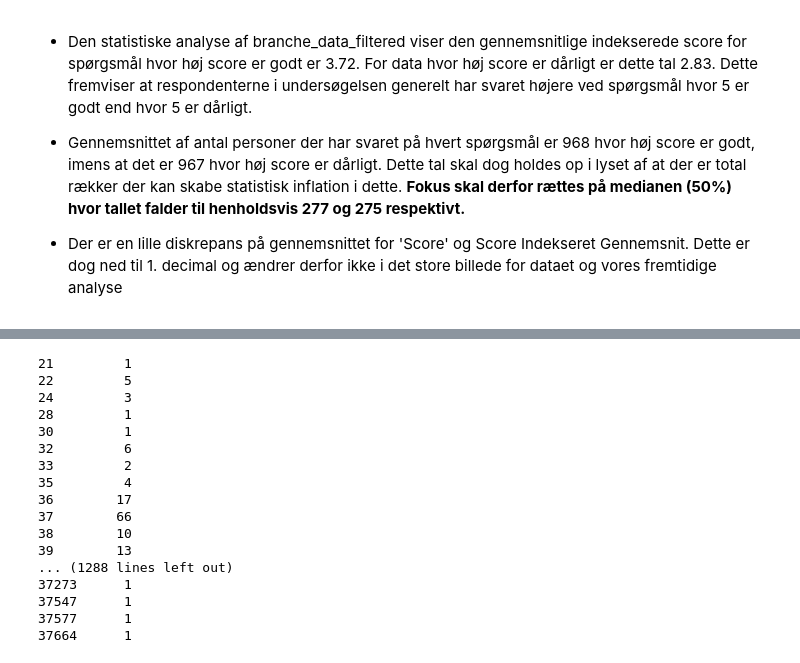
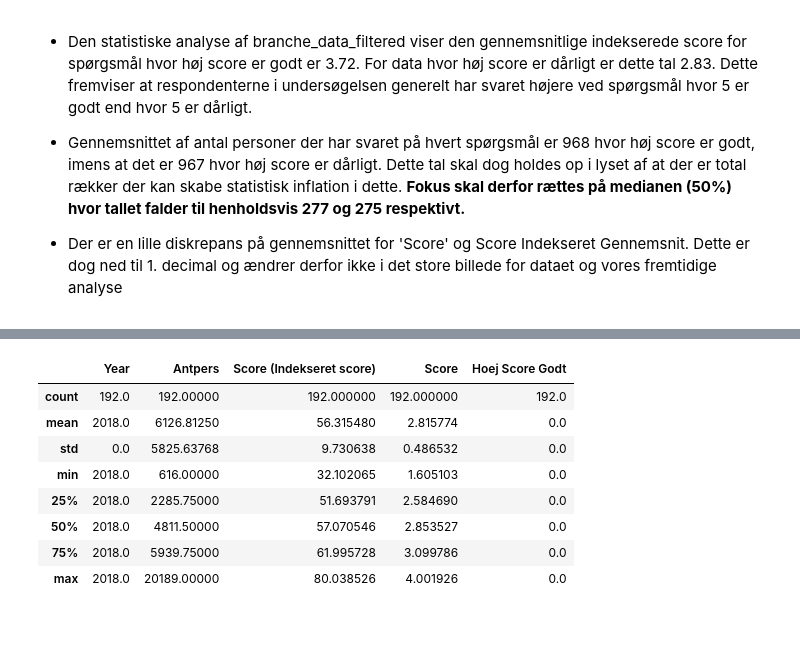
Before and after one commit to albertbanke/Case, a Jupyter notebook: analyse/analyse.ipynb, the cells around one changed output, grey strips where cells are left out. Drawn from its saved outputs; the diff is of its cells as text; code cells hidden in the pictures; blank space fills up the shorter version.

```diff
--- a/analyse/analyse.ipynb
+++ b/analyse/analyse.ipynb
@@ -562,21 +504,12 @@ koen_alder_data_filtered.describe()
-# %%
-# sort by ascending order
-print(branche_data.Antpers.value_counts().sort_index().to_string())
-# %% [output]
-21         1
-22         5
-24         3
-28         1
-30         1
-32         6
-33         2
-35         4
-36        17
-37        66
-38        10
-39        13
-... (1288 lines left out)
-37273      1
-37547      1
-37577      1
-37664      1
+# %%
+koen_alder_data_filtered[koen_alder_data_filtered['Hoej Score Godt'] == 0].describe()
+# %% [output]
+|  | Year | Antpers | Score (Indekseret score) | Score | Hoej Score Godt |
+| count | 192.0 | 192.00000 | 192.000000 | 192.000000 | 192.0 |
+| mean | 2018.0 | 6126.81250 | 56.315480 | 2.815774 | 0.0 |
+| std | 0.0 | 5825.63768 | 9.730638 | 0.486532 | 0.0 |
+| min | 2018.0 | 616.00000 | 32.102065 | 1.605103 | 0.0 |
+| 25% | 2018.0 | 2285.75000 | 51.693791 | 2.584690 | 0.0 |
+| 50% | 2018.0 | 4811.50000 | 57.070546 | 2.853527 | 0.0 |
+| 75% | 2018.0 | 5939.75000 | 61.995728 | 3.099786 | 0.0 |
+| max | 2018.0 | 20189.00000 | 80.038526 | 4.001926 | 0.0 |
```
Also changed, not shown: parts of 6 cells of this notebook.
